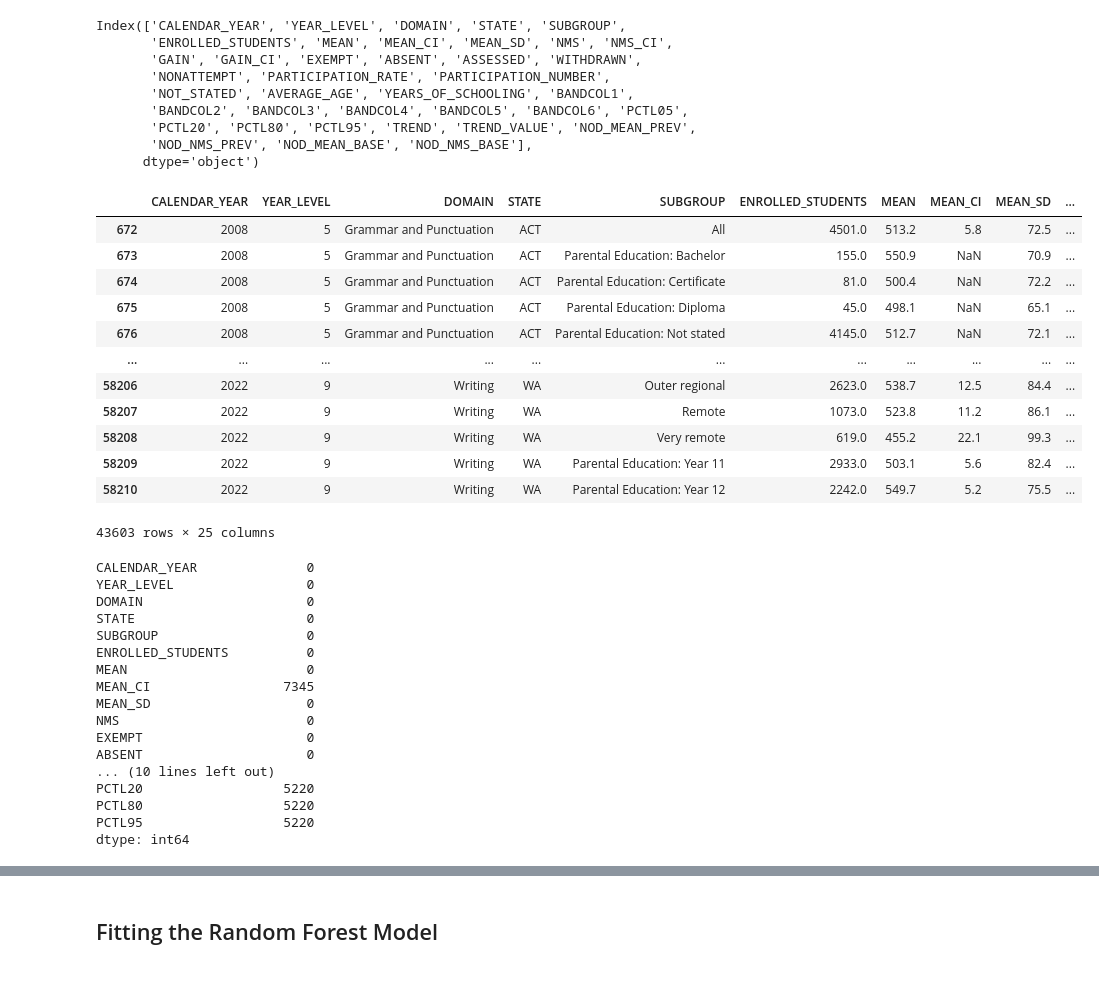
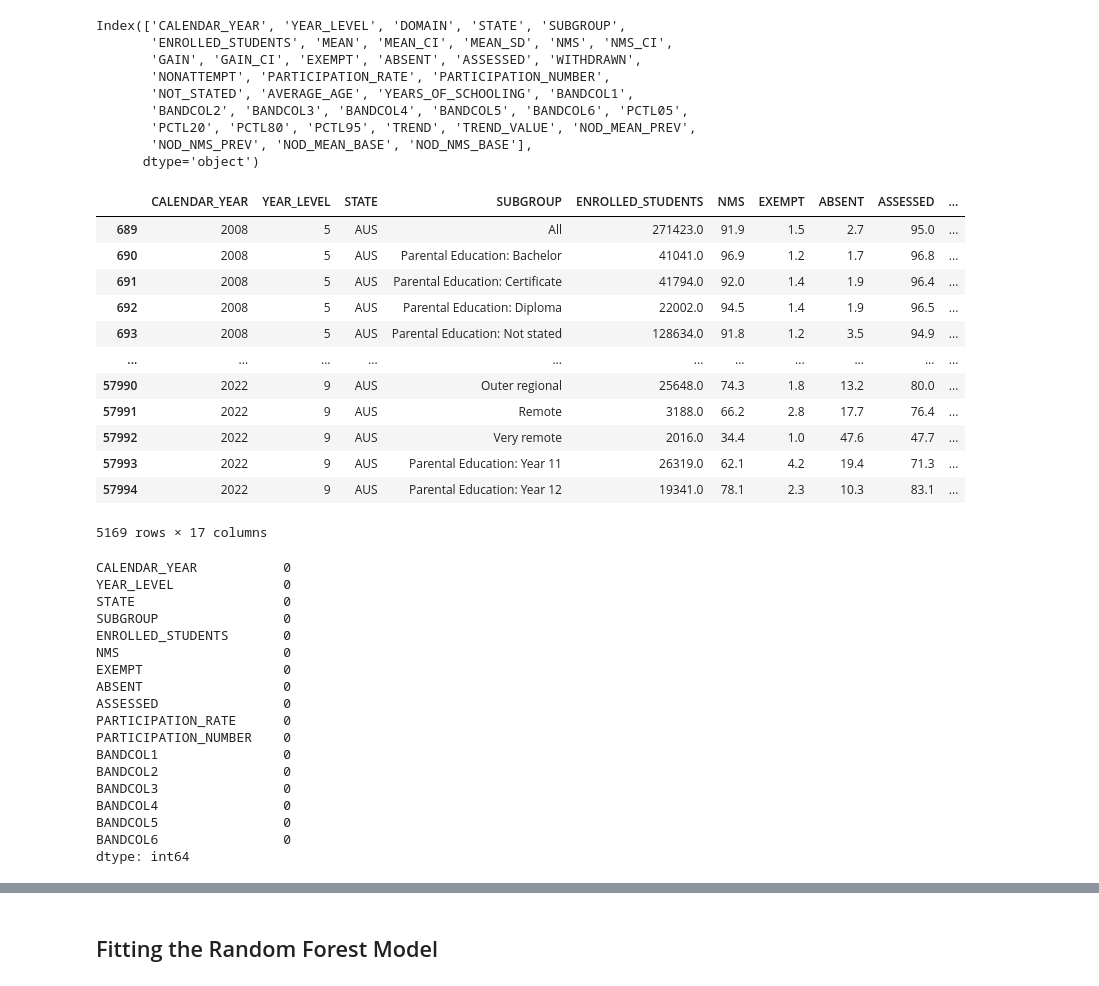
Before and after one commit to BillieOdelle/Project4_NAPLAN_STUDENT_ACHIEVEMENT, a Jupyter notebook: project trial.ipynb, the cells around one changed output, grey strips where cells are left out. Saved outputs shown, nothing was run; the diff lists cells and outputs as text; code cells hidden in the pictures.

```diff
--- a/project trial.ipynb
+++ b/project trial.ipynb
@@ -64,43 +53,46 @@ Index(['CALENDAR_YEAR', 'YEAR_LEVEL', 'DOMAIN', 'STATE', 'SUBGROUP',
        'NOD_NMS_PREV', 'NOD_MEAN_BASE', 'NOD_NMS_BASE'],
       dtype='object')
 # %%
-col_drop= ['NONATTEMPT','NMS_CI', 'NOT_STATED','AVERAGE_AGE', 'YEARS_OF_SCHOOLING','TREND', 'TREND_VALUE','WITHDRAWN','NOD_MEAN_PREV','NOD_NMS_PREV', 'NOD_MEAN_BASE', 'NOD_NMS_BASE','GAIN_CI', 'GAIN']
+col_drop= ['NONATTEMPT','NMS_CI', 'NOT_STATED','AVERAGE_AGE', 'YEARS_OF_SCHOOLING','TREND', 'TREND_VALUE','WITHDRAWN','NOD_MEAN_PREV','NOD_NMS_PREV', 'NOD_MEAN_BASE', 'NOD_NMS_BASE','GAIN_CI', 'GAIN', 'MEAN_CI', 'MEAN', 'MEAN_CI', 'MEAN_SD', 'DOMAIN', 'PCTL05',
+       'PCTL20', 'PCTL80', 'PCTL95']
 # %%
 df_Naplan.drop(columns=col_drop, axis=1, inplace=True)
 # %%
 df_Naplan = df_Naplan[df_Naplan['YEAR_LEVEL'] > 3]
+df_Naplan = df_Naplan[df_Naplan['STATE'] == "AUS"]
 df_Naplan
 # %% [output]
-|  | CALENDAR_YEAR | YEAR_LEVEL | DOMAIN | STATE | SUBGROUP | ENROLLED_STUDENTS | MEAN | MEAN_CI | MEAN_SD | ... |
-| 672 | 2008 | 5 | Grammar and Punctuation | ACT | All | 4501.0 | 513.2 | 5.8 | 72.5 | ... |
-| 673 | 2008 | 5 | Grammar and Punctuation | ACT | Parental Education: Bachelor | 155.0 | 550.9 | NaN | 70.9 | ... |
-| 674 | 2008 | 5 | Grammar and Punctuation | ACT | Parental Education: Certificate | 81.0 | 500.4 | NaN | 72.2 | ... |
-| 675 | 2008 | 5 | Grammar and Punctuation | ACT | Parental Education: Diploma | 45.0 | 498.1 | NaN | 65.1 | ... |
-| 676 | 2008 | 5 | Grammar and Punctuation | ACT | Parental Education: Not stated | 4145.0 | 512.7 | NaN | 72.1 | ... |
+|  | CALENDAR_YEAR | YEAR_LEVEL | STATE | SUBGROUP | ENROLLED_STUDENTS | NMS | EXEMPT | ABSENT | ASSESSED | ... |
+| 689 | 2008 | 5 | AUS | All | 271423.0 | 91.9 | 1.5 | 2.7 | 95.0 | ... |
+| 690 | 2008 | 5 | AUS | Parental Education: Bachelor | 41041.0 | 96.9 | 1.2 | 1.7 | 96.8 | ... |
+| 691 | 2008 | 5 | AUS | Parental Education: Certificate | 41794.0 | 92.0 | 1.4 | 1.9 | 96.4 | ... |
+| 692 | 2008 | 5 | AUS | Parental Education: Diploma | 22002.0 | 94.5 | 1.4 | 1.9 | 96.5 | ... |
+| 693 | 2008 | 5 | AUS | Parental Education: Not stated | 128634.0 | 91.8 | 1.2 | 3.5 | 94.9 | ... |
 | ... | ... | ... | ... | ... | ... | ... | ... | ... | ... | ... |
-| 58206 | 2022 | 9 | Writing | WA | Outer regional | 2623.0 | 538.7 | 12.5 | 84.4 | ... |
-| 58207 | 2022 | 9 | Writing | WA | Remote | 1073.0 | 523.8 | 11.2 | 86.1 | ... |
-| 58208 | 2022 | 9 | Writing | WA | Very remote | 619.0 | 455.2 | 22.1 | 99.3 | ... |
-| 58209 | 2022 | 9 | Writing | WA | Parental Education: Year 11 | 2933.0 | 503.1 | 5.6 | 82.4 | ... |
-| 58210 | 2022 | 9 | Writing | WA | Parental Education: Year 12 | 2242.0 | 549.7 | 5.2 | 75.5 | ... |
+| 57990 | 2022 | 9 | AUS | Outer regional | 25648.0 | 74.3 | 1.8 | 13.2 | 80.0 | ... |
+| 57991 | 2022 | 9 | AUS | Remote | 3188.0 | 66.2 | 2.8 | 17.7 | 76.4 | ... |
+| 57992 | 2022 | 9 | AUS | Very remote | 2016.0 | 34.4 | 1.0 | 47.6 | 47.7 | ... |
+| 57993 | 2022 | 9 | AUS | Parental Education: Year 11 | 26319.0 | 62.1 | 4.2 | 19.4 | 71.3 | ... |
+| 57994 | 2022 | 9 | AUS | Parental Education: Year 12 | 19341.0 | 78.1 | 2.3 | 10.3 | 83.1 | ... |
-43603 rows × 25 columns
+5169 rows × 17 columns
 # %%
 df_Naplan.isna().sum()
 # %% [output]
-CALENDAR_YEAR              0
-YEAR_LEVEL                 0
-DOMAIN                     0
-STATE                      0
-SUBGROUP                   0
-ENROLLED_STUDENTS          0
-MEAN                       0
-MEAN_CI                 7345
-MEAN_SD                    0
-NMS                        0
-EXEMPT                     0
-ABSENT                     0
-... (10 lines left out)
-PCTL20                  5220
-PCTL80                  5220
-PCTL95                  5220
+CALENDAR_YEAR           0
+YEAR_LEVEL              0
+STATE                   0
+SUBGROUP                0
+ENROLLED_STUDENTS       0
+NMS                     0
+EXEMPT                  0
+ABSENT                  0
+ASSESSED                0
+PARTICIPATION_RATE      0
+PARTICIPATION_NUMBER    0
+BANDCOL1                0
+BANDCOL2                0
+BANDCOL3                0
+BANDCOL4                0
+BANDCOL5                0
+BANDCOL6                0
 dtype: int64
```
Also changed, not shown: parts of 22 cells of this notebook, 1 other file.
